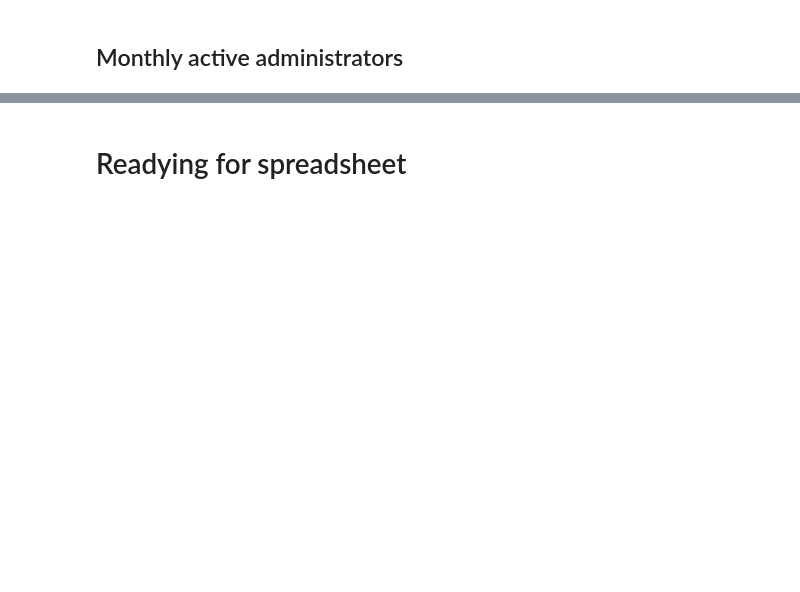
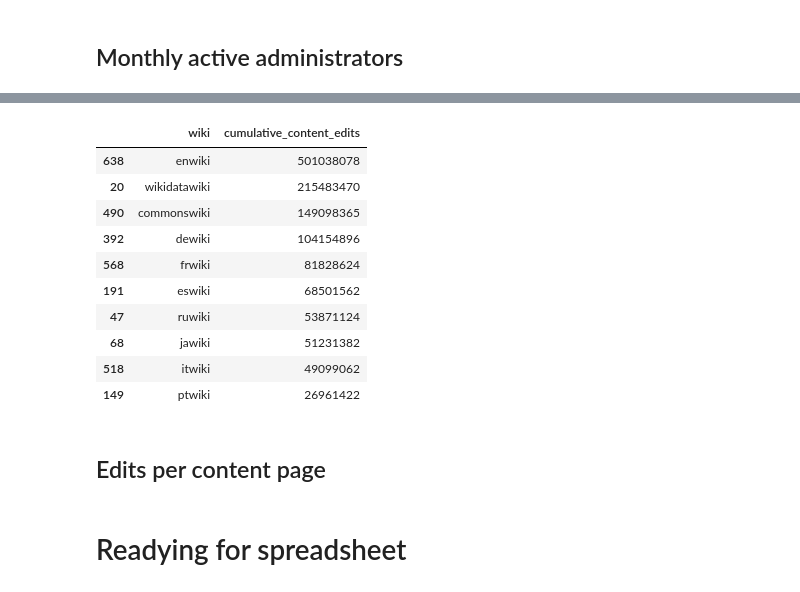
Before and after one commit to wikimedia-research/wiki-comparison, a Jupyter notebook: data-collection.ipynb, the cells around one changed output, grey strips where cells are left out. Saved outputs shown, nothing was run; the diff lists cells and outputs as text; code cells hidden in the pictures; blank space fills up the shorter version.

```diff
--- a/data-collection.ipynb
+++ b/data-collection.ipynb
@@ -128,0 +141,3 @@ data = wikis.copy().rename(columns={"code": "wiki"})
+# %%
+def top_10(df, col):
+    return df.sort_values(col, ascending=False).head(10)
@@ -291,7 +385,7 @@ aep = pd.merge(data, rr, how="left", on="wiki")
 # %% [markdown]
 ## Monthly active administrators
 # %%
-mae = wmf.hive.run("""
+maa = wmf.hive.run("""
     select
         wiki,
         sum(monthly_active_administrators) / 12 as monthly_active_administrators
@@ -309,4 +403,4 @@ mae = wmf.hive.run("""
         group by wiki_db, substr(log_timestamp, 1, 6)
     ) mae
     group by wiki
-""".format(start="201706", end="201806", snapshot="201805"))
+""".format(start="201706", end="201806", snapshot="2018-05"))
@@ -312,0 +485,16 @@ mae = wmf.hive.run("""
+# %%
+me = wmf.mariadb.run("""
+select
+    wiki,
+    count(*) / 12 as monthly_editors
+from editor_month
+where
+    month >= "{start}" and
+    month < "{end}" and
+    local_user_id != 0 and
+    bot_flag = 0 and (
+        convert(user_name using utf8) not regexp "bot\\\\b" or
+        convert(user_name using utf8) in ("Paucabot", "Niabot", "Marbot")
+    )
+group by wiki;
+""".format(start="2017-06-01", end="2018-06-01"))
@@ -312,0 +540,31 @@ mae = wmf.hive.run("""
+# %%
+ce = wmf.hive.run("""
+    select
+        wiki_db as wiki,
+        count(*) as cumulative_content_edits
+    from
+        wmf.mediawiki_history
+    where
+        event_entity = "revision" and
+        event_type = "create" and
+        snapshot = "{snapshot}" and
+        page_namespace_is_content = true and
+        event_user_is_bot_by_name = false and
+        array_contains(event_user_groups, "bot") = false
+    group by wiki_db
+""".format(snapshot="2018-05")
+)
+# %%
+top_10(ce, "cumulative_content_edits")
+# %% [output]
+|  | wiki | cumulative_content_edits |
+| 638 | enwiki | 501038078 |
+| 20 | wikidatawiki | 215483470 |
+| 490 | commonswiki | 149098365 |
+| 392 | dewiki | 104154896 |
+| 568 | frwiki | 81828624 |
+| 191 | eswiki | 68501562 |
+| 47 | ruwiki | 53871124 |
+| 68 | jawiki | 51231382 |
+| 518 | itwiki | 49099062 |
+| 149 | ptwiki | 26961422 |
@@ -312,0 +573,2 @@ mae = wmf.hive.run("""
+# %% [markdown]
+## Edits per content page
```
Also changed, not shown: parts of 62 cells of this notebook.
